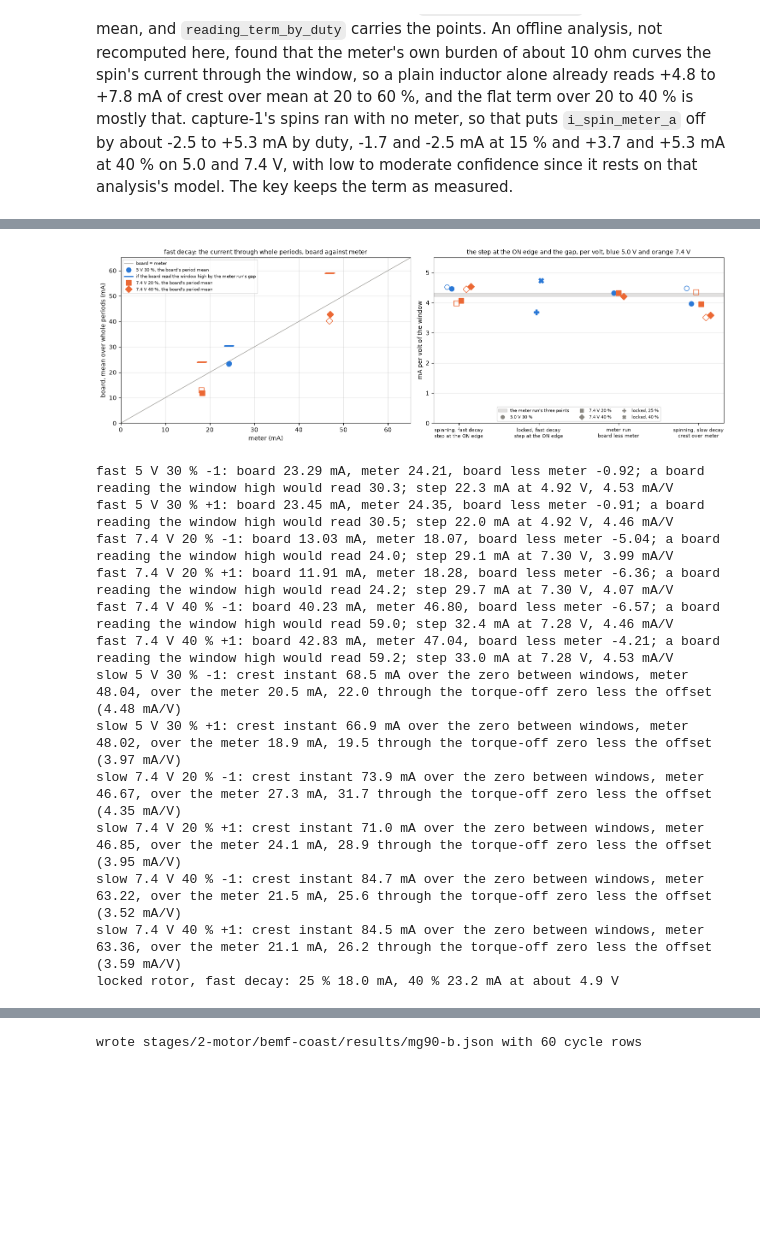
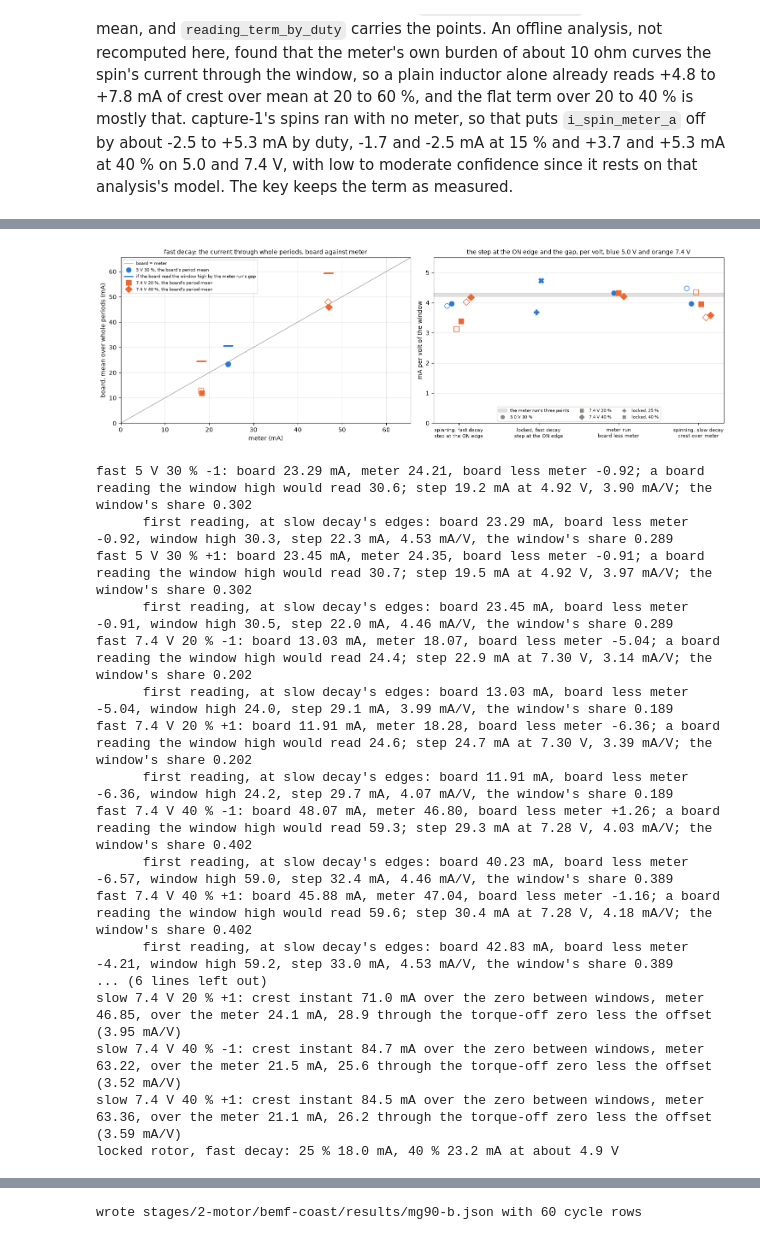
Before and after one commit to OpenServoCore/notebooks, a Jupyter notebook: stages/2-motor/bemf-coast/bemf-coast.ipynb, the cells around one changed output, grey strips where cells are left out. Saved outputs shown, nothing was run; the diff lists cells and outputs as text; code cells hidden in the pictures; blank space fills up the shorter version.

Commit message:
stage 2: read bemf-coast's spinning fast-decay step at the fast edges and carry it into the teardown

```diff
--- a/stages/2-motor/bemf-coast/bemf-coast.ipynb
+++ b/stages/2-motor/bemf-coast/bemf-coast.ipynb
@@ -1585,6 +1624,10 @@ FST = SPN[SPN["decay"] == "fast"].copy()
 FST["d_eff"] = [(2 * BOARD.drive_ticks(int(round(r.duty / 100 * 32768))) - ON_LAG + OFF_LAG) / PERIOD for r in FST.itertuples()]   # the bridge's own window over the period
 FST["if_board_high"] = FST["meter_ma"] + FST["d_eff"] * READING_TERM * 1e3 * FST["v_on"]
 FST["step_per_v"] = FST["i_on"] / FST["v_on"]                           # the line through the window at the ON edge, from a winding at zero current
+# the same at fast decay's own edges, the corrected reading the figures show
+FST["d_eff_c"] = [(2 * BOARD.drive_ticks(int(round(r.duty / 100 * 32768))) - FAST_ON_LAG + FAST_OFF_LAG) / PERIOD for r in FST.itertuples()]
+FST["if_board_high_c"] = FST["meter_ma"] + FST["d_eff_c"] * READING_TERM * 1e3 * FST["v_on"]
+FST["step_per_v_c"] = FST["i_on_c"] / FST["v_on"]
 SLW = SPN[SPN["decay"] == "slow"].copy()
 SLW["crest_over_meter"] = SLW["i_crest"] - SLW["meter_ma"]               # the crest instant over the meter, the zero between windows
 SLW["crest_tel_over_meter"] = SLW["crest_over_meter"] + (SLW["zero"] - CS_REST - I_DRIVE_OFFSET) * A_PER_COUNT * 1e3   # through the torque-off zero less the offset, as the board reads it
@@ -1593,50 +1636,62 @@ IND = results.read("2-motor", "inductance", pair=MOTOR.key)              # the l
 IND_V = 4.9                                                              # V, the window's terminal difference there, the inductance notebook's fast-decay section
 
 fig, ax = plt.subplots(1, 2, figsize=(15, 4.8))
-lims = [0, FST[["meter_ma", "if_board_high"]].max().max() * 1.1]
+lims = [0, FST[["meter_ma", "if_board_high_c"]].max().max() * 1.1]
 ax[0].plot(lims, lims, "-", color=MUTED, lw=0.8, label="board = meter")
 for r in FST.itertuples():
     first = r.sign == 1
     # the duty as the marker shape, the direction as its fill, +1 filled and -1 open
-    ax[0].plot(r.meter_ma, r.i_mean, MARK_DUTY[r.duty], ms=8, color=COLOR[r.level], mfc=COLOR[r.level] if r.sign == 1 else "none",
+    ax[0].plot(r.meter_ma, r.i_mean_c, MARK_DUTY[r.duty], ms=8, color=COLOR[r.level], mfc=COLOR[r.level] if r.sign == 1 else "none",
                label=f"{PNAME[(r.level, r.duty)]}, the board's period mean" if first else None)
-    ax[0].plot(r.meter_ma, r.if_board_high, "_", ms=16, mew=2, color=COLOR[r.level],
+    ax[0].plot(r.meter_ma, r.if_board_high_c, "_", ms=16, mew=2, color=COLOR[r.level],
                label="if the board read the window high by the meter run's gap" if first and r.level == 5.0 else None)
 ax[0].set_xlim(lims); ax[0].set_ylim(lims); ax[0].set_xlabel("meter (mA)"); ax[0].set_ylabel("board, mean over whole periods (mA)")
 ax[0].set_title("fast decay: the current through whole periods, board against meter", fontsize=10); ax[0].legend(fontsize=7); ax[0].grid(alpha=0.3)
 # mA per volt of the window: the spinning fast-decay step, the locked rotor's step, the meter run's gap and the slow decay's crest over the meter
-cats = [("spinning, fast decay\nstep at the ON edge", [(r.step_per_v, COLOR[r.level], MARK_DUTY[r.duty], r.sign) for r in FST.itertuples()]),
+cats = [("spinning, fast decay\nstep at the ON edge", [(r.step_per_v_c, COLOR[r.level], MARK_DUTY[r.duty], r.sign) for r in FST.itertuples()]),
         ("locked, fast decay\nstep at the ON edge", [(IND["fast_on_edge_step_corrected_ma"][k]["value"] / IND_V, COLOR[5.0], "P" if k == "25" else "X", 1) for k in IND["fast_on_edge_step_corrected_ma"]]),
         ("meter run\nboard less meter", [(g["gap_per_v"].mean(), COLOR[lv], MARK_DUTY[du], 1) for (lv, du), g in MET.groupby(["level", "duty"])]),
         ("spinning, slow decay\ncrest over meter", [(r.crest_tel_over_meter / r.v_on, COLOR[r.level], MARK_DUTY[r.duty], r.sign) for r in SLW.itertuples()])]
 for j, (cat, pts_) in enumerate(cats):
     for i, (val, col, mk_, sg) in enumerate(pts_):
         ax[1].plot(j + (i - (len(pts_) - 1) / 2) * 0.06, val, mk_, ms=8, color=col, mfc=col if sg == 1 else "none")
 ax[1].axhspan(RT_LO * 1e3, RT_HI * 1e3, color=MUTED, alpha=0.25, label="the meter run's three points")
 for lab, mk_ in (("5.0 V 30 %", "o"), ("7.4 V 20 %", "s"), ("7.4 V 40 %", "D"), ("locked, 25 %", "P"), ("locked, 40 %", "X")):
     ax[1].plot([], [], mk_, color=MUTED, label=lab)                                  # the marker key, the color is the rail
 ax[1].set_xticks(range(len(cats)), [c[0] for c in cats], fontsize=8); ax[1].set_ylabel("mA per volt of the window"); ax[1].set_ylim(0, 5.5)
 ax[1].set_title("the step at the ON edge and the gap, per volt, blue 5.0 V and orange 7.4 V", fontsize=10); ax[1].legend(fontsize=7, ncol=3, loc="lower center"); ax[1].grid(alpha=0.3, axis="y")
 plt.tight_layout(); plt.show()
 
 for r in FST.itertuples():
-    print(f"fast {r.level:g} V {r.duty} % {r.sign:+d}: board {r.i_mean:.2f} mA, meter {r.meter_ma:.2f}, board less meter {r.i_mean - r.meter_ma:+.2f}; "
-          f"a board reading the window high would read {r.if_board_high:.1f}; step {r.i_on:.1f} mA at {r.v_on:.2f} V, {r.step_per_v:.2f} mA/V")
+    print(f"fast {r.level:g} V {r.duty} % {r.sign:+d}: board {r.i_mean_c:.2f} mA, meter {r.meter_ma:.2f}, board less meter {r.i_mean_c - r.meter_ma:+.2f}; "
+          f"a board reading the window high would read {r.if_board_high_c:.1f}; step {r.i_on_c:.1f} mA at {r.v_on:.2f} V, {r.step_per_v_c:.2f} mA/V; "
+          f"the window's share {r.d_eff_c:.3f}")
+    print(f"      first reading, at slow decay's edges: board {r.i_mean:.2f} mA, board less meter {r.i_mean - r.meter_ma:+.2f}, window high {r.if_board_high:.1f}, "
+          f"step {r.i_on:.1f} mA, {r.step_per_v:.2f} mA/V, the window's share {r.d_eff:.3f}")
+for p in POINTS:
+    h = FST[(FST["level"] == p[0]) & (FST["duty"] == p[1])]
+    # what a path in parallel with the winding would leave in the meter's mean: the step over the window's share of the period only
+    print(f"{PNAME[p]}: the step times one less the window's share {(h['i_on_c'] * (1 - h['d_eff_c'])).mean():.1f} mA, "
+          f"the first reading {(h['i_on'] * (1 - h['d_eff'])).mean():.1f}")
 for r in SLW.itertuples():
     print(f"slow {r.level:g} V {r.duty} % {r.sign:+d}: crest instant {r.i_crest:.1f} mA over the zero between windows, meter {r.meter_ma:.2f}, "
           f"over the meter {r.crest_over_meter:.1f} mA, {r.crest_tel_over_meter:.1f} through the torque-off zero less the offset ({r.crest_tel_over_meter / r.v_on:.2f} mA/V)")
 print(f"locked rotor, fast decay: {', '.join(f'{k} % {IND['fast_on_edge_step_corrected_ma'][k]['value']:.1f} mA' for k in IND['fast_on_edge_step_corrected_ma'])} at about {IND_V} V")
 # %% [output]
-[figure, old version]
+[figure, new version]
-fast 5 V 30 % -1: board 23.29 mA, meter 24.21, board less meter -0.92; a board reading the window high would read 30.3; step 22.3 mA at 4.92 V, 4.53 mA/V
-fast 5 V 30 % +1: board 23.45 mA, meter 24.35, board less meter -0.91; a board reading the window high would read 30.5; step 22.0 mA at 4.92 V, 4.46 mA/V
-fast 7.4 V 20 % -1: board 13.03 mA, meter 18.07, board less meter -5.04; a board reading the window high would read 24.0; step 29.1 mA at 7.30 V, 3.99 mA/V
-fast 7.4 V 20 % +1: board 11.91 mA, meter 18.28, board less meter -6.36; a board reading the window high would read 24.2; step 29.7 mA at 7.30 V, 4.07 mA/V
-fast 7.4 V 40 % -1: board 40.23 mA, meter 46.80, board less meter -6.57; a board reading the window high would read 59.0; step 32.4 mA at 7.28 V, 4.46 mA/V
-fast 7.4 V 40 % +1: board 42.83 mA, meter 47.04, board less meter -4.21; a board reading the window high would read 59.2; step 33.0 mA at 7.28 V, 4.53 mA/V
-slow 5 V 30 % -1: crest instant 68.5 mA over the zero between windows, meter 48.04, over the meter 20.5 mA, 22.0 through the torque-off zero less the offset (4.48 mA/V)
-slow 5 V 30 % +1: crest instant 66.9 mA over the zero between windows, meter 48.02, over the meter 18.9 mA, 19.5 through the torque-off zero less the offset (3.97 mA/V)
-slow 7.4 V 20 % -1: crest instant 73.9 mA over the zero between windows, meter 46.67, over the meter 27.3 mA, 31.7 through the torque-off zero less the offset (4.35 mA/V)
+fast 5 V 30 % -1: board 23.29 mA, meter 24.21, board less meter -0.92; a board reading the window high would read 30.6; step 19.2 mA at 4.92 V, 3.90 mA/V; the window's share 0.302
+      first reading, at slow decay's edges: board 23.29 mA, board less meter -0.92, window high 30.3, step 22.3 mA, 4.53 mA/V, the window's share 0.289
+fast 5 V 30 % +1: board 23.45 mA, meter 24.35, board less meter -0.91; a board reading the window high would read 30.7; step 19.5 mA at 4.92 V, 3.97 mA/V; the window's share 0.302
+      first reading, at slow decay's edges: board 23.45 mA, board less meter -0.91, window high 30.5, step 22.0 mA, 4.46 mA/V, the window's share 0.289
+fast 7.4 V 20 % -1: board 13.03 mA, meter 18.07, board less meter -5.04; a board reading the window high would read 24.4; step 22.9 mA at 7.30 V, 3.14 mA/V; the window's share 0.202
+      first reading, at slow decay's edges: board 13.03 mA, board less meter -5.04, window high 24.0, step 29.1 mA, 3.99 mA/V, the window's share 0.189
+fast 7.4 V 20 % +1: board 11.91 mA, meter 18.28, board less meter -6.36; a board reading the window high would read 24.6; step 24.7 mA at 7.30 V, 3.39 mA/V; the window's share 0.202
+      first reading, at slow decay's edges: board 11.91 mA, board less meter -6.36, window high 24.2, step 29.7 mA, 4.07 mA/V, the window's share 0.189
+fast 7.4 V 40 % -1: board 48.07 mA, meter 46.80, board less meter +1.26; a board reading the window high would read 59.3; step 29.3 mA at 7.28 V, 4.03 mA/V; the window's share 0.402
+      first reading, at slow decay's edges: board 40.23 mA, board less meter -6.57, window high 59.0, step 32.4 mA, 4.46 mA/V, the window's share 0.389
+fast 7.4 V 40 % +1: board 45.88 mA, meter 47.04, board less meter -1.16; a board reading the window high would read 59.6; step 30.4 mA at 7.28 V, 4.18 mA/V; the window's share 0.402
+      first reading, at slow decay's edges: board 42.83 mA, board less meter -4.21, window high 59.2, step 33.0 mA, 4.53 mA/V, the window's share 0.389
+... (6 lines left out)
 slow 7.4 V 20 % +1: crest instant 71.0 mA over the zero between windows, meter 46.85, over the meter 24.1 mA, 28.9 through the torque-off zero less the offset (3.95 mA/V)
 slow 7.4 V 40 % -1: crest instant 84.7 mA over the zero between windows, meter 63.22, over the meter 21.5 mA, 25.6 through the torque-off zero less the offset (3.52 mA/V)
 slow 7.4 V 40 % +1: crest instant 84.5 mA over the zero between windows, meter 63.36, over the meter 21.1 mA, 26.2 through the torque-off zero less the offset (3.59 mA/V)
```
Also changed, not shown: parts of 6 cells of this notebook, 5 other files.
